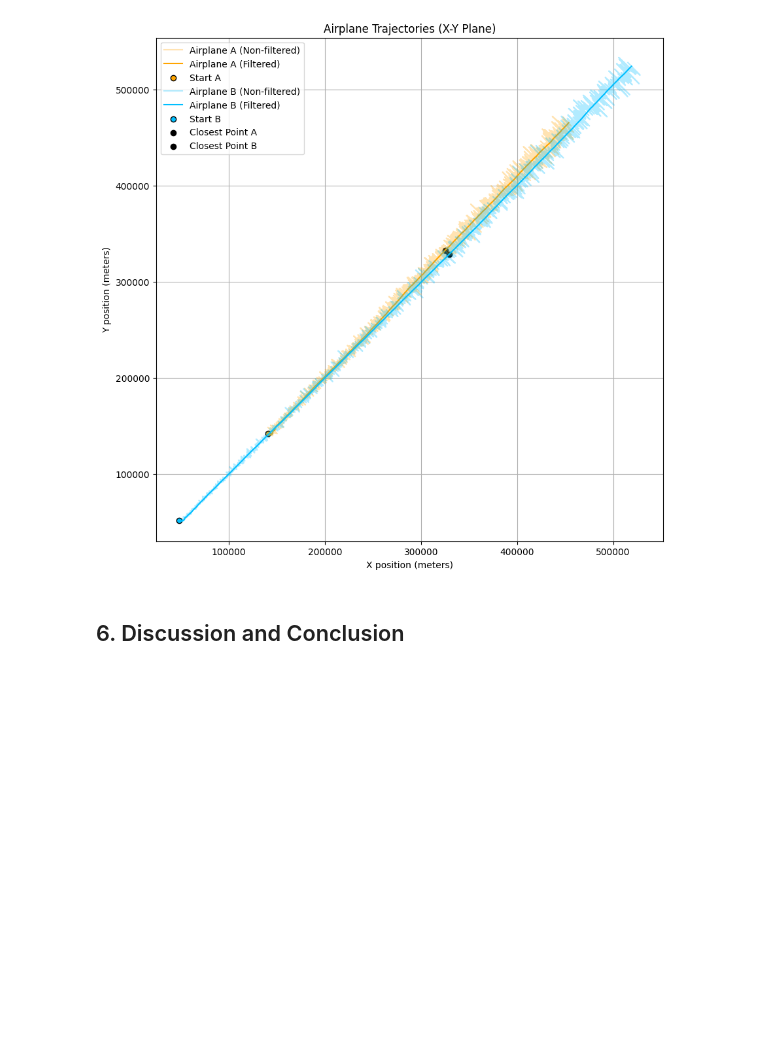
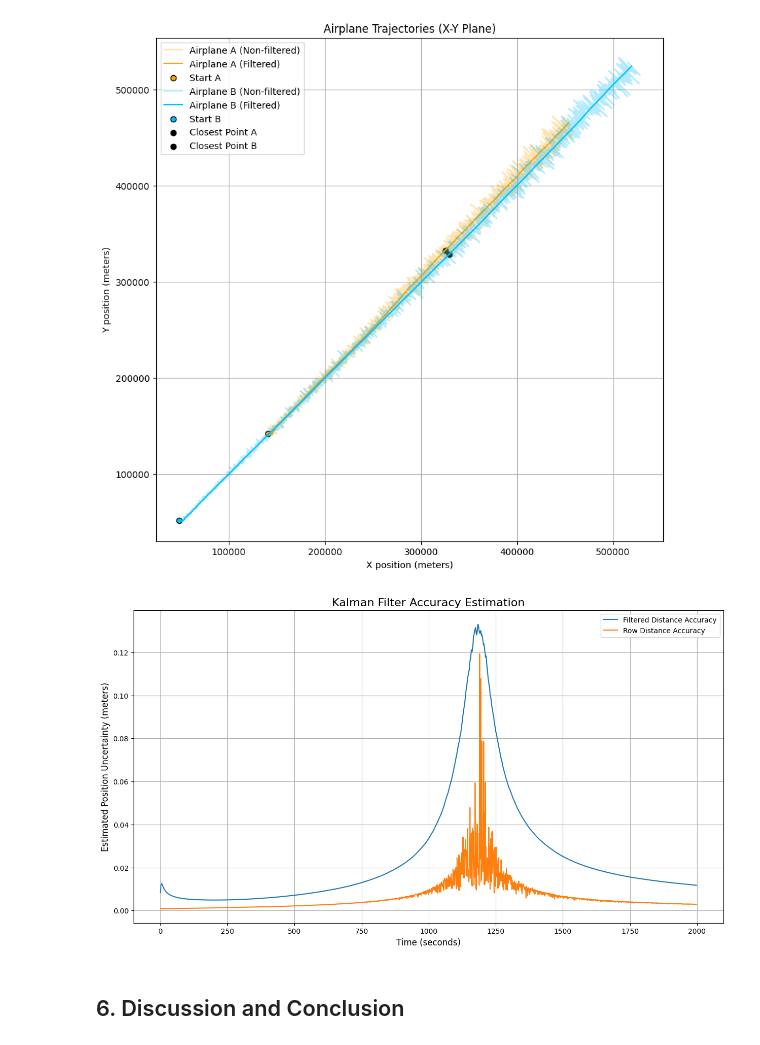
Before and after one commit to denisboborukhin/experimental_data_processing, a Jupyter notebook: kalman_filter_extended_catching/kalman_filter_extended_catching.ipynb, the cells around one changed output. Saved outputs shown, nothing was run; the diff lists cells and outputs as text; code cells hidden in the pictures; blank space fills up the shorter version.

```diff
--- a/kalman_filter_extended_catching/kalman_filter_extended_catching.ipynb
+++ b/kalman_filter_extended_catching/kalman_filter_extended_catching.ipynb
@@ -252,6 +263,67 @@ plt.axis('equal')
 plt.show()
 # %% [output]
 [figure]
+# %%
+def jacobian_polar_to_cartesian(D, beta, eps):
+    J = np.zeros((3, 3))
+    cos_b = np.cos(beta)
+    sin_b = np.sin(beta)
+    cos_e = np.cos(eps)
+    sin_e = np.sin(eps)
+
+    J[0, 0] = cos_e * cos_b
+    J[0, 1] = -D * cos_e * sin_b
+    J[0, 2] = -D * sin_e * cos_b
+
+    J[1, 0] = cos_e * sin_b
+    J[1, 1] = D * cos_e * cos_b
+    J[1, 2] = -D * sin_e * sin_b
+
+    J[2, 0] = sin_e
+    J[2, 1] = 0
+    J[2, 2] = D * cos_e
+
+    return J
+
+def propagate_polar_uncertainty(D, beta, eps, R_polar):
+    J = jacobian_polar_to_cartesian(D, beta, eps)
+
+    Cov_cartesian = J @ R_polar @ J.T
+
+    var_x = Cov_cartesian[0, 0]
+    var_y = Cov_cartesian[1, 1]
+    var_z = Cov_cartesian[2, 2]
+
+    sigma_x = np.sqrt(var_x)
+    sigma_y = np.sqrt(var_y)
+    sigma_z = np.sqrt(var_z)
+
+    return sigma_x, sigma_y, sigma_z
+
+def get_uncertainty(d_a, beta_a, eps_a):
+    propagated_sigmas = np.array([propagate_polar_uncertainty(D, beta, eps, R) for D, beta, eps in zip(d_a, beta_a, eps_a)])
+    sigma_x_a, sigma_y_a, sigma_z_a = propagated_sigmas.T
+    return np.sqrt(sigma_x_a + sigma_y_a + sigma_z_a)
+
+row_uncertainty_a = get_uncertainty(d_a, beta_a, eps_a)
+row_uncertainty_b = get_uncertainty(d_b, beta_b, eps_b)
+
+uncertainty_a = np.sqrt(P_hist_a[0, 0, :] + P_hist_a[2, 2, :] + P_hist_a[4, 4, :])
+uncertainty_b = np.sqrt(P_hist_b[0, 0, :] + P_hist_b[2, 2, :] + P_hist_b[4, 4, :])
+
+time_axis = np.arange(len(d_a)) * T
+
+plt.figure(figsize=(15, 8))
+plt.plot(time_axis, (uncertainty_a + uncertainty_b) / dist_f, label='Filtered Distance Accuracy')
+plt.plot(time_axis, (row_uncertainty_a + row_uncertainty_b) / dist_nf, label='Row Distance Accuracy')
+plt.title('Kalman Filter Accuracy Estimation', fontsize=16)
+plt.xlabel('Time (seconds)', fontsize=12)
+plt.ylabel('Estimated Position Uncertainty (meters)', fontsize=12)
+plt.legend()
+plt.grid()
+plt.show()
+# %% [output]
+[figure, added]
 # %%
 import matplotlib.animation as animation
 
```
Also changed, not shown: parts of 1 cell of this notebook, 1 other file.
